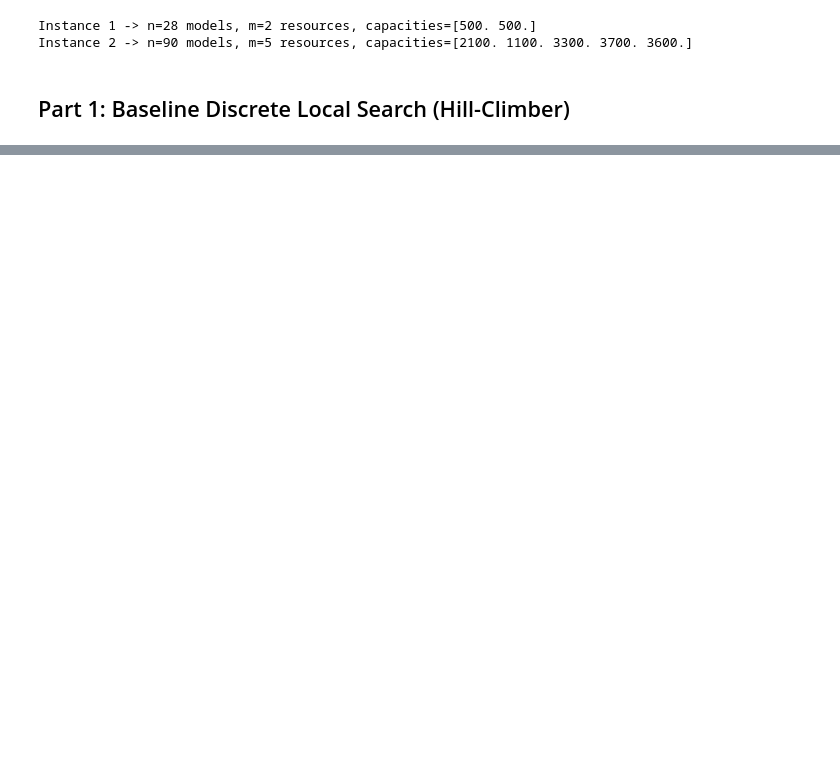
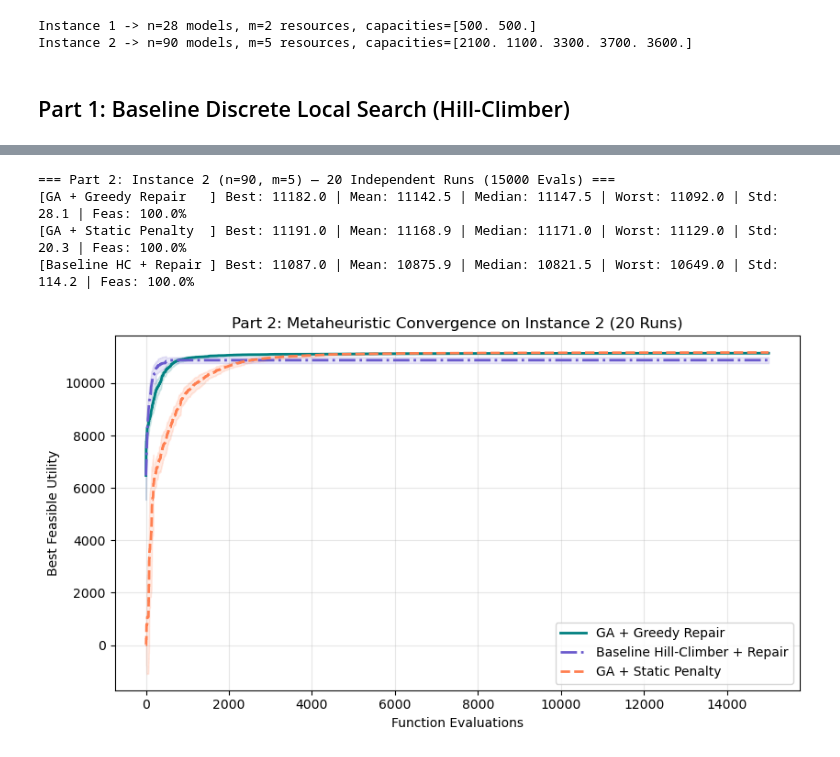
Before and after one commit to ninaalexvii/ai_assignment, a Jupyter notebook: ai_final_assignment.ipynb, the cells around one changed output, grey strips where cells are left out. Cells and saved outputs as stored; diff of their text form; code cells hidden in the pictures; blank space fills up the shorter version.

```diff
--- a/ai_final_assignment.ipynb
+++ b/ai_final_assignment.ipynb
@@ -293,0 +333,74 @@ Metaheuristic Engineering: For Instance 2 (n = 90, m = 5, $2^{90}$ states), a Ge
+# %%
+num_runs_p2 = 20
+max_evals_p2 = 15000
+
+ga_rep_scores, ga_rep_feas, ga_rep_hists = [], [], []
+ga_pen_scores, ga_pen_feas, ga_pen_hists = [], [], []
+hc_rep_scores, hc_rep_feas, hc_rep_hists = [], [], []
+
+for seed in range(num_runs_p2):
+    # 1. GA + Greedy Repair
+    _, u_gr, f_gr, h_gr = genetic_algorithm(
+        u2, d2, c2, pop_size=60, max_evals=max_evals_p2, constraint_mode="repair", seed=seed
+    )
+    ga_rep_scores.append(u_gr)
+    ga_rep_feas.append(f_gr)
+    ga_rep_hists.append(h_gr)
+
+    # 2. GA + Static Penalty
+    _, u_gp, f_gp, h_gp = genetic_algorithm(
+        u2, d2, c2, pop_size=60, max_evals=max_evals_p2, constraint_mode="penalty", penalty_weight=5000.0, seed=seed
+    )
+    ga_pen_scores.append(u_gp)
+    ga_pen_feas.append(f_gp)
+    ga_pen_hists.append(h_gp)
+
+    # 3. Baseline Hill-Climber + Greedy Repair (for direct comparison on Instance 2)
+    _, u_hc, f_hc, h_hc = hill_climber(
+        u2, d2, c2, max_evals=max_evals_p2, use_repair=True, seed=seed
+    )
+    hc_rep_scores.append(u_hc)
+    hc_rep_feas.append(f_hc)
+    hc_rep_hists.append(h_hc)
+
+ga_rep_scores, ga_rep_hists = np.array(ga_rep_scores), np.array(ga_rep_hists)
+ga_pen_scores, ga_pen_hists = np.array(ga_pen_scores), np.array(ga_pen_hists)
+hc_rep_scores, hc_rep_hists = np.array(hc_rep_scores), np.array(hc_rep_hists)
+
+print(f"=== Part 2: Instance 2 (n=90, m=5) — {num_runs_p2} Independent Runs ({max_evals_p2} Evals) ===")
+for name, scores, feas in [
+    ("GA + Greedy Repair   ", ga_rep_scores, ga_rep_feas),
+    ("GA + Static Penalty  ", ga_pen_scores, ga_pen_feas),
+    ("Baseline HC + Repair ", hc_rep_scores, hc_rep_feas),
+]:
+    print(f"[{name}] Best: {np.max(scores):.1f} | Mean: {np.mean(scores):.1f} | "
+          f"Median: {np.median(scores):.1f} | Worst: {np.min(scores):.1f} | "
+          f"Std: {np.std(scores):.1f} | Feas: {100*np.mean(feas):.1f}%")
+
+# Plot Convergence Comparison
+evals_axis = np.arange(1, max_evals_p2 + 1)
+plt.figure(figsize=(8.5, 4.8))
+
+for label, hists, color, ls in [
+    ("GA + Greedy Repair", ga_rep_hists, "teal", "-"),
+    ("Baseline Hill-Climber + Repair", hc_rep_hists, "slateblue", "-."),
+    ("GA + Static Penalty", ga_pen_hists, "coral", "--"),
+]:
+    mean_h = np.mean(hists, axis=0)
+    std_h = np.std(hists, axis=0)
+    plt.plot(evals_axis, mean_h, label=label, color=color, linestyle=ls, linewidth=2)
+    plt.fill_between(evals_axis, mean_h - std_h, mean_h + std_h, color=color, alpha=0.15)
+
+plt.title(f"Part 2: Metaheuristic Convergence on Instance 2 ({num_runs_p2} Runs)")
+plt.xlabel("Function Evaluations")
+plt.ylabel("Best Feasible Utility")
+plt.legend()
+plt.grid(True, alpha=0.3)
+plt.tight_layout()
+plt.show()
+# %% [output]
+=== Part 2: Instance 2 (n=90, m=5) — 20 Independent Runs (15000 Evals) ===
+[GA + Greedy Repair   ] Best: 11182.0 | Mean: 11142.5 | Median: 11147.5 | Worst: 11092.0 | Std: 28.1 | Feas: 100.0%
+[GA + Static Penalty  ] Best: 11191.0 | Mean: 11168.9 | Median: 11171.0 | Worst: 11129.0 | Std: 20.3 | Feas: 100.0%
+[Baseline HC + Repair ] Best: 11087.0 | Mean: 10875.9 | Median: 10821.5 | Worst: 10649.0 | Std: 114.2 | Feas: 100.0%
+[figure, added]
```
Also changed, not shown: parts of 11 cells of this notebook, 2 other files.
